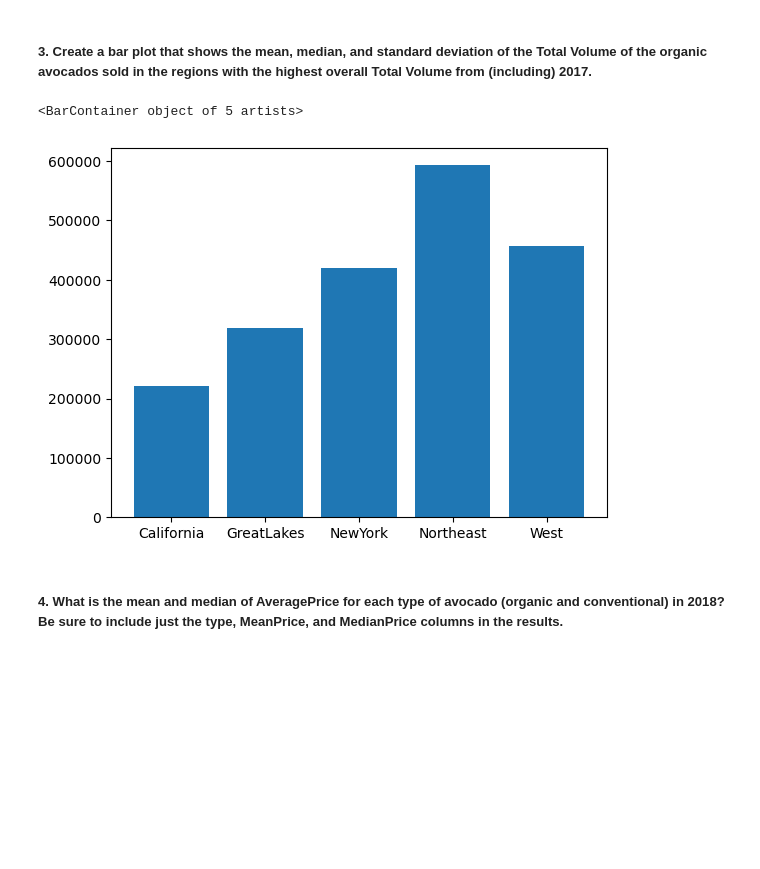
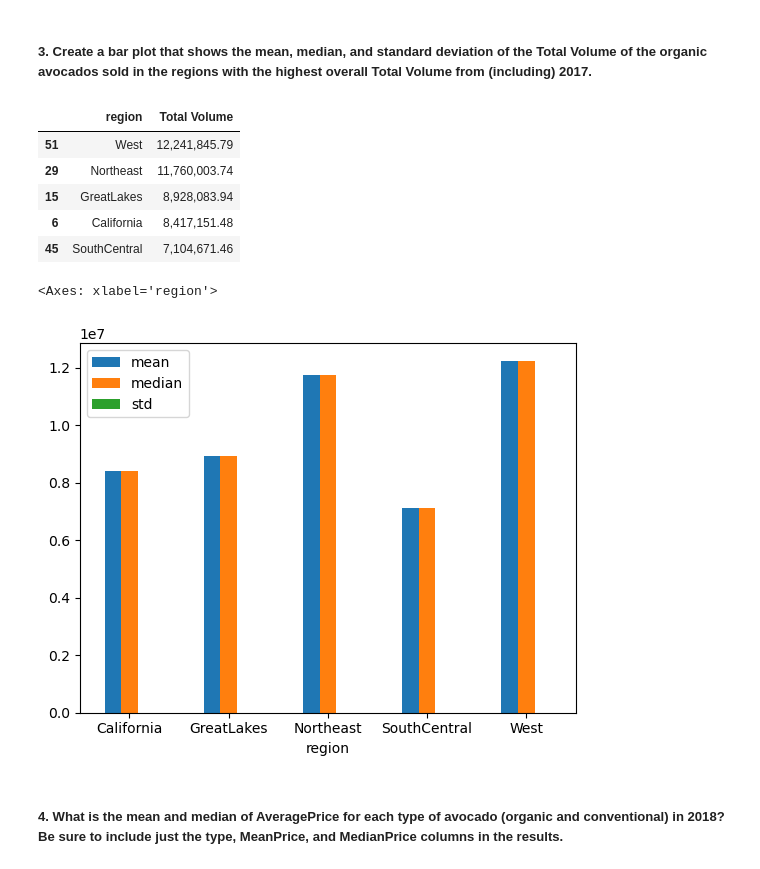
Before and after one commit to mesieou/deakin, a Jupyter notebook: introduction-to-ai/c1/C1.ipynb, the cells around one changed output. Saved outputs shown, nothing was run; the diff lists cells and outputs as text; code cells hidden in the pictures; blank space fills up the shorter version.

```diff
--- a/introduction-to-ai/c1/C1.ipynb
+++ b/introduction-to-ai/c1/C1.ipynb
@@ -68,20 +68,30 @@ sorted_data.head(5)
 # %%
 import matplotlib.pyplot as plt
 # write your code here
 
 # Extract the data for organic avocados from (including) 2017 and group it by region, excluding the TotalUS region.
 filtered_data = data[(data['year'] == 2017) & (data['type'] == 'organic') & (data['region'] != 'TotalUS')]
 
+
+
 # Get the 5 regions with the highest Total Volume and extract their data.
-top5 = filtered_data.sort_values(by='Total Volume', ascending=False).drop_duplicates(subset='region').head(5)
+top5 = filtered_data.groupby('region')['Total Volume'].sum().reset_index().sort_values(by="Total Volume", ascending=False).head(5)
 
+display(top5)
 # Create a bar plot showing the mean, median, and standard deviation of the Total Volume of organic avocados in the 5 regions with the highest Total Volume from 2017.
-stats = top5.groupby('region')['Total Volume'].agg(['mean', 'median', 'std']).reset_index()
+# stats = top5.groupby('region')['Total Volume'].agg(['mean', 'median', 'std'])
 
-plt.bar(stats['region'],stats['mean'], label="Mean")
+
+stats.plot(kind='bar', y=["mean", "median", "std"], rot=0)
 # %% [output]
+|  | region | Total Volume |
+| 51 | West | 12,241,845.79 |
+| 29 | Northeast | 11,760,003.74 |
+| 15 | GreatLakes | 8,928,083.94 |
+| 6 | California | 8,417,151.48 |
+| 45 | SouthCentral | 7,104,671.46 |
-<BarContainer object of 5 artists>
+<Axes: xlabel='region'>
-[figure, old version]
+[figure, new version]
 # %% [markdown]
 ##### 4. What is the mean and median of AveragePrice for each type of avocado (organic and conventional) in 2018? Be sure to include just the type, MeanPrice, and MedianPrice columns in the results.
 # %%
```
Also changed, not shown: 9 other files.
